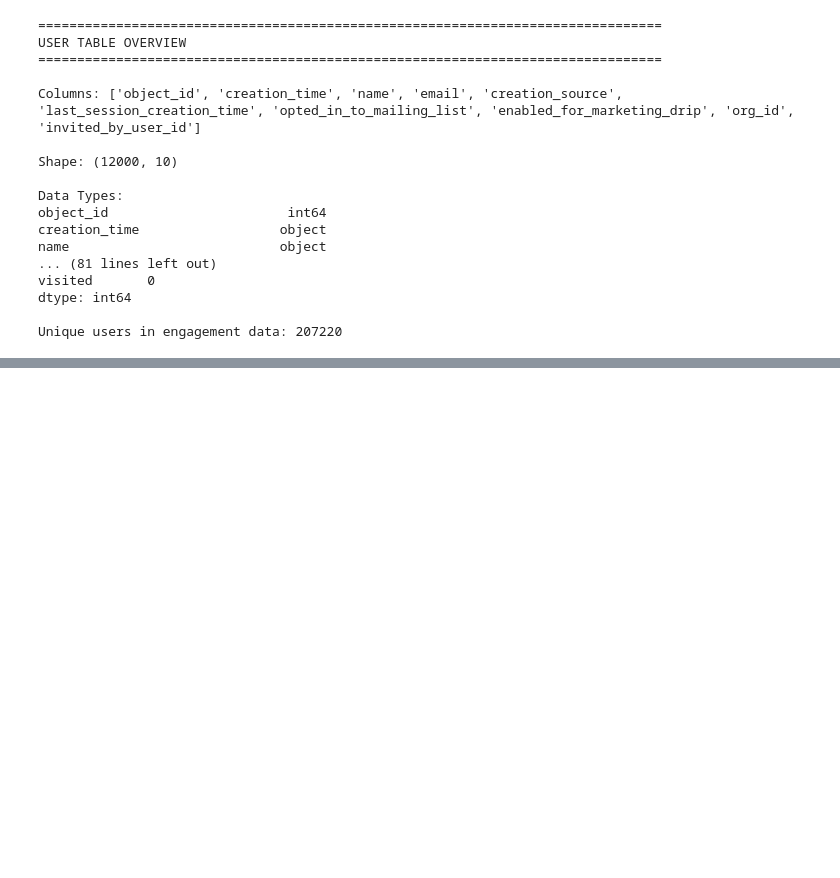
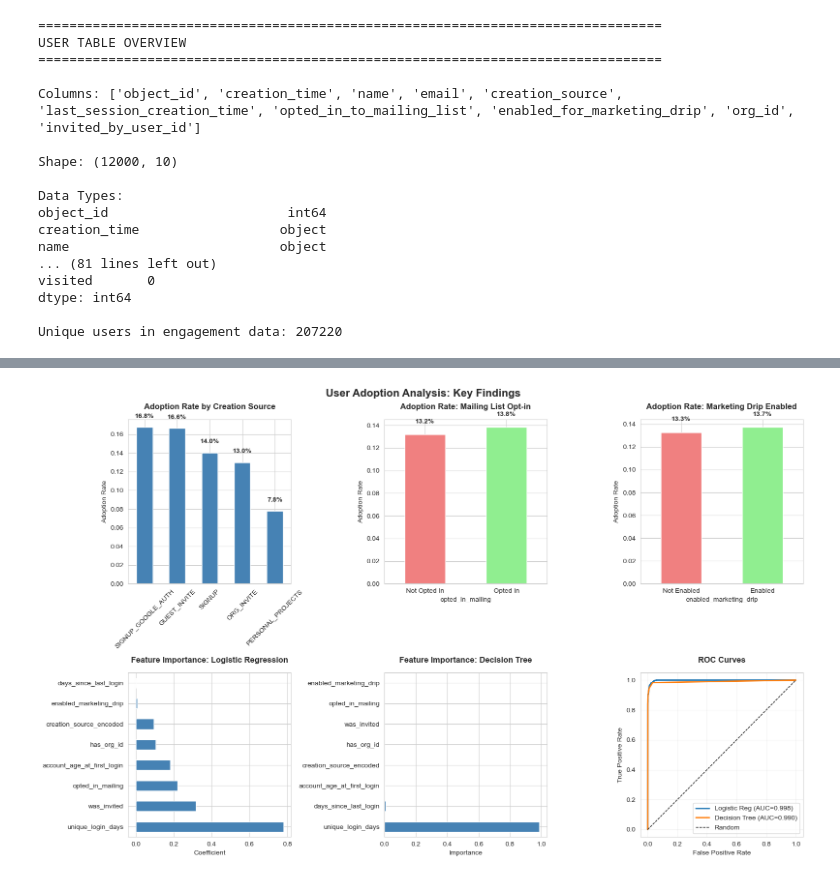
Before and after one commit to tanmanrok/LearningDS, a Jupyter notebook: relax_challenge/Challge.ipynb, the cells around one changed output, grey strips where cells are left out. Saved outputs shown, nothing was run; the diff lists cells and outputs as text; code cells hidden in the pictures; blank space fills up the shorter version.

```diff
--- a/relax_challenge/Challge.ipynb
+++ b/relax_challenge/Challge.ipynb
@@ -63,0 +73,5 @@ Unique users in engagement data: 207220
+# %%
+# Parse dates
+engagement_df['time_stamp'] = pd.to_datetime(engagement_df['time_stamp'])
+users_df['creation_time'] = pd.to_datetime(users_df['creation_time'])
+users_df['last_session_creation_time'] = pd.to_datetime(users_df['last_session_creation_time'], unit='s')
@@ -63,0 +102,5 @@ Unique users in engagement data: 207220
+# %%
+# Identify adopted users
+adopted_users = identify_adopted_users(engagement_df)
+# Add adoption flag to users dataframe
+users_df['is_adopted'] = users_df['object_id'].isin(adopted_users)
@@ -63,0 +602,69 @@ Unique users in engagement data: 207220
+# %%
+# Create a comprehensive visualization
+fig, axes = plt.subplots(2, 3, figsize=(16, 10))
+fig.suptitle('User Adoption Analysis: Key Findings', fontsize=16, fontweight='bold')
+
+# 1. Adoption Rate by Creation Source
+ax = axes[0, 0]
+adoption_source = features_df.groupby('creation_source')['is_adopted'].mean().sort_values(ascending=False)
+adoption_source.plot(kind='bar', ax=ax, color='steelblue')
+ax.set_title('Adoption Rate by Creation Source', fontweight='bold', pad=15)
+ax.set_ylabel('Adoption Rate')
+ax.set_xlabel('')
+ax.tick_params(axis='x', rotation=45)
+for i, v in enumerate(adoption_source.values):
+    ax.text(i, v + 0.01, f'{v:.1%}', ha='center', fontweight='bold')
+
+# 2. Impact of Mailing List Opt-in
+ax = axes[0, 1]
+mailing_adoption = features_df.groupby('opted_in_mailing')['is_adopted'].mean()
+labels = ['Not Opted In', 'Opted In']
+mailing_adoption.plot(kind='bar', ax=ax, color=['lightcoral', 'lightgreen'])
+ax.set_title('Adoption Rate: Mailing List Opt-in', fontweight='bold', pad=15)
+ax.set_ylabel('Adoption Rate')
+ax.set_xticklabels(labels, rotation=0)
+for i, v in enumerate(mailing_adoption.values):
+    ax.text(i, v + 0.01, f'{v:.1%}', ha='center', fontweight='bold')
+
+# 3. Impact of Marketing Drip
+ax = axes[0, 2]
+drip_adoption = features_df.groupby('enabled_marketing_drip')['is_adopted'].mean()
+labels = ['Not Enabled', 'Enabled']
+drip_adoption.plot(kind='bar', ax=ax, color=['lightcoral', 'lightgreen'])
+ax.set_title('Adoption Rate: Marketing Drip Enabled', fontweight='bold', pad=15)
+ax.set_ylabel('Adoption Rate')
+ax.set_xticklabels(labels, rotation=0)
+for i, v in enumerate(drip_adoption.values):
+    ax.text(i, v + 0.01, f'{v:.1%}', ha='center', fontweight='bold')
+
+# 4. Feature Importance - Logistic Regression
+ax = axes[1, 0]
+feature_importance_lr.plot(x='feature', y='coefficient', kind='barh', ax=ax, legend=False, color='steelblue')
+ax.set_title('Feature Importance: Logistic Regression', fontweight='bold', pad=15)
+ax.set_xlabel('Coefficient')
+ax.set_ylabel('')
+
+# 5. Feature Importance - Decision Tree
+ax = axes[1, 1]
+feature_importance_dt.plot(x='feature', y='importance', kind='barh', ax=ax, legend=False, color='steelblue')
+ax.set_title('Feature Importance: Decision Tree', fontweight='bold', pad=15)
+ax.set_xlabel('Importance')
+ax.set_ylabel('')
+
+# 6. ROC Curves
+ax = axes[1, 2]
+fpr_lr, tpr_lr, _ = roc_curve(y_test, y_prob_lr)
+fpr_dt, tpr_dt, _ = roc_curve(y_test, y_prob_dt)
+ax.plot(fpr_lr, tpr_lr, label=f'Logistic Reg (AUC={roc_auc_score(y_test, y_prob_lr):.3f})', linewidth=2)
+ax.plot(fpr_dt, tpr_dt, label=f'Decision Tree (AUC={roc_auc_score(y_test, y_prob_dt):.3f})', linewidth=2)
+ax.plot([0, 1], [0, 1], 'k--', label='Random', linewidth=1)
+ax.set_title('ROC Curves', fontweight='bold', pad=15)
+ax.set_xlabel('False Positive Rate')
+ax.set_ylabel('True Positive Rate')
+ax.legend()
+ax.grid(alpha=0.3)
+
+plt.tight_layout()
+plt.show()
+# %% [output]
+[figure, added]
```
Also changed, not shown: parts of 22 cells of this notebook, 6 other files.
